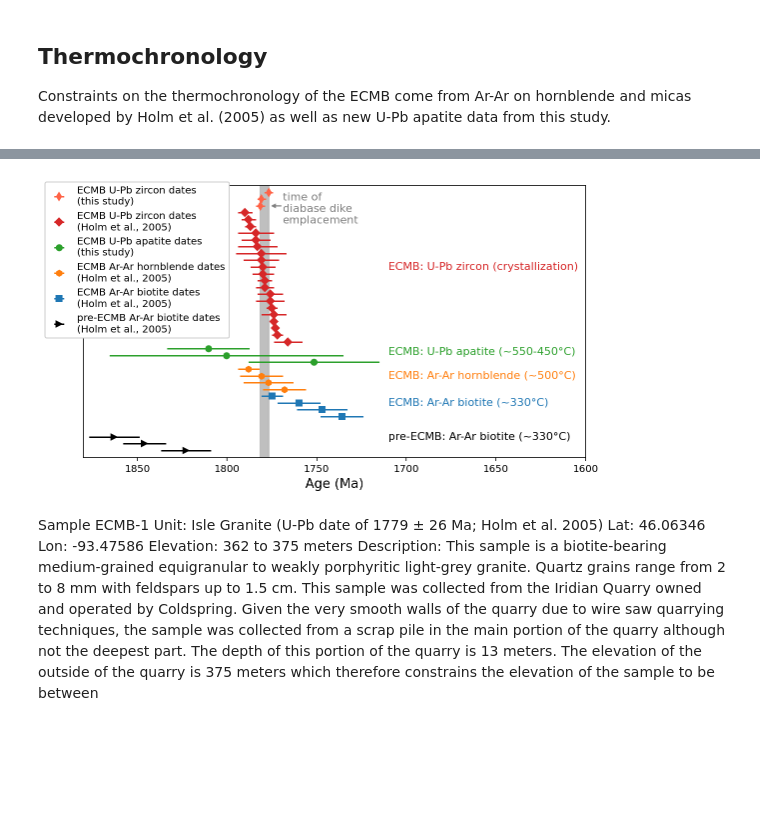
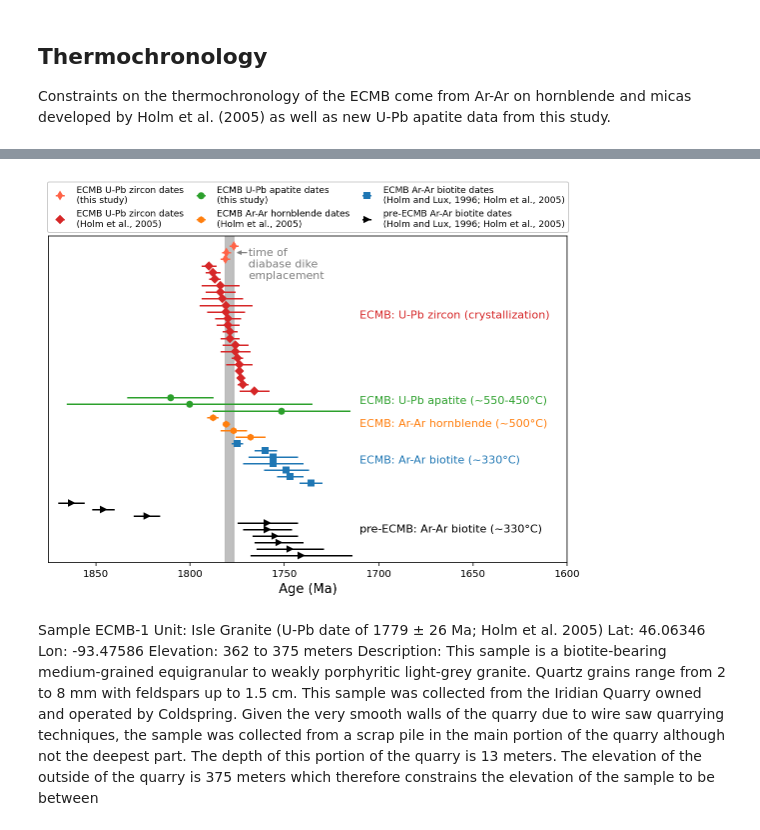
Before and after one commit to Swanson-Hysell-Group/2021_ECMB, a Jupyter notebook: code/ECMB_geochronology.ipynb, the cells around one changed output, grey strips where cells are left out. Drawn from its saved outputs; the diff is of its cells as text; code cells hidden in the pictures; blank space fills up the shorter version.

Commit message:
update thermochron to include Holm and Lux (1996) Ar-Ar biotite dates

```diff
--- a/code/ECMB_geochronology.ipynb
+++ b/code/ECMB_geochronology.ipynb
@@ -463,16 +468,8 @@ Constraints on the thermochronology of the ECMB come from Ar-Ar on hornblende an
 # %%
-Holm_U_Pb = pd.read_csv('../data/geochron/Holm2005_U_Pb_dates.csv')
-Holm_U_Pb.sort_values('U-Pb age', inplace=True, ascending=True)
-Holm_Ar_Ar = pd.read_csv('../data/geochron/Holm2005_Ar_Ar_dates.csv')
+Holm_Ar_Ar = pd.read_csv('../data/geochron/Holm_Ar_Ar_dates.csv')
 Holm_Ar_Ar.sort_values('Ar-Ar age', inplace=True, ascending=True)
-Holm_Ar_Ar['2sigma'] = Holm_Ar_Ar['1sigma']*2
 Holm_Ar_Ar_ECMB = Holm_Ar_Ar[Holm_Ar_Ar.Unit == 'ECMB']
-
 Holm_Ar_Ar_preECMB = Holm_Ar_Ar[Holm_Ar_Ar.Unit == 'pre-ECMB']
-
-#new ECMB apatite dates
-U_Pb_apatite_dates = [1751.67,1800.3,1810.54]
-U_Pb_apatite_2sigma = [36.55,65.2,22.95]
 # %%
 Holm_Ar_Ar_ECMB_biotite = Holm_Ar_Ar_ECMB[Holm_Ar_Ar_ECMB['mineral dated'] == 'biotite']
 Holm_Ar_Ar_ECMB_hornblende = Holm_Ar_Ar_ECMB[Holm_Ar_Ar_ECMB['mineral dated'] == 'hornblende']
@@ -493,17 +493,17 @@ n_apatite = len(U_Pb_apatite_dates)
 n_zircon = len(Holm_U_Pb_filtered)
 n_zircon_new = len(ECMB_geochron)
 
-fig = plt.figure(figsize=(9,5))
+fig = plt.figure(figsize=(9.3,6))
 ax = plt.subplot()
 
 plt.errorbar(Holm_Ar_Ar_preECMB_biotite['Ar-Ar age'],np.arange(-len(Holm_Ar_Ar_preECMB_biotite)-2,-2),xerr=Holm_Ar_Ar_preECMB_biotite['2sigma'],fmt='>',
-            label='pre-ECMB Ar-Ar biotite dates\n(Holm et al., 2005)',color='black')
+            label='pre-ECMB Ar-Ar biotite dates\n(Holm and Lux, 1996; Holm et al., 2005)',color='black')
 
 plt.errorbar(Holm_Ar_Ar_ECMB_biotite['Ar-Ar age'],np.arange(0,n_biotite),xerr=Holm_Ar_Ar_ECMB_biotite['2sigma'],fmt='s',
-            label='ECMB Ar-Ar biotite dates\n(Holm et al., 2005)')
+            label='ECMB Ar-Ar biotite dates\n(Holm and Lux, 1996; Holm et al., 2005)')
 
 plt.errorbar(Holm_Ar_Ar_ECMB_hornblende['Ar-Ar age'],np.arange(n_biotite,n_biotite+n_hornblende),
-             xerr=Holm_Ar_Ar_ECMB_biotite['2sigma'],fmt='h',
+             xerr=Holm_Ar_Ar_ECMB_hornblende['2sigma'],fmt='h',
              label='ECMB Ar-Ar hornblende dates\n(Holm et al., 2005)')
 
 plt.errorbar(U_Pb_apatite_dates,np.arange(n_biotite+n_hornblende,n_biotite+n_hornblende+n_apatite),
@@ -516,44 +516,42 @@ plt.errorbar(Holm_U_Pb_filtered['U-Pb age'],np.arange(n_biotite+n_hornblende+n_a
 
 plt.errorbar(ECMB_geochron.U_Pb_sample_mean, np.arange(n_biotite+n_hornblende+n_apatite+n_zircon,n_biotite+n_hornblende+n_apatite+n_zircon+n_zircon_new),
              xerr=[2.4,2.4,2.4],fmt='d',
             label='ECMB U-Pb zircon dates\n(this study)',c='tomato')
 
-ax.text(1710,22,'ECMB: U-Pb zircon (crystallization)',size='11',horizontalalignment='left',
+ax.text(1710,(n_biotite+n_hornblende+n_apatite+n_biotite+n_hornblende+n_apatite+n_zircon+n_zircon_new)/2,'ECMB: U-Pb zircon (crystallization)',size='11',horizontalalignment='left',
          verticalalignment='center',multialignment='center',color='C3')
 
 ax.text(1710,((n_biotite+n_hornblende)+(n_biotite+n_hornblende+n_apatite))/2,'ECMB: U-Pb apatite (~550-450°C)',size='11',horizontalalignment='left',
          verticalalignment='center',multialignment='center',color='C2')
 
 ax.text(1710,(n_biotite+(n_biotite+n_hornblende))/2,'ECMB: Ar-Ar hornblende (~500°C)',size='11',horizontalalignment='left',
          verticalalignment='center',multialignment='center',color='C1')
 
 ax.text(1710,n_biotite/2,'ECMB: Ar-Ar biotite (~330°C)',size='11',horizontalalignment='left',
          verticalalignment='center',multialignment='center',color='C0')
 
-ax.text(1710,-3,'pre-ECMB: Ar-Ar biotite (~330°C)',size='11',horizontalalignment='left',
+ax.text(1710,-7,'pre-ECMB: Ar-Ar biotite (~330°C)',size='11',horizontalalignment='left',
          verticalalignment='center',multialignment='center',color='black')
 
-
-
-ax.add_patch( Rectangle((1776.76,-7),
+ax.add_patch( Rectangle((1776.76,-12),
                         4.68, 50,
                         color='grey',alpha=0.5) )
 
-plt.arrow(1770, 31, 5, -0.00005, length_includes_head=True,
+plt.arrow(1770, 35, 5, -0.00005, length_includes_head=True,
           head_width=0.5, head_length=2,color='grey')
 
-ax.text(1769,33,'time of\ndiabase dike\nemplacement',size='11',horizontalalignment='left',
+ax.text(1769,35.75,'time of\ndiabase dike\nemplacement',size='11',horizontalalignment='left',
          verticalalignment='top',multialignment='left',color='grey')
 
-plt.xlim(1880,1600)
-plt.ylim(-6,n_biotite+n_hornblende+n_apatite+n_zircon+n_zircon_new)
+plt.xlim(1875,1600)
+plt.ylim(-12,n_biotite+n_hornblende+n_apatite+n_zircon+n_zircon_new+0.5)
 handles, labels = ax.get_legend_handles_labels()
-ax.legend(handles[::-1], labels[::-1],bbox_to_anchor=[0.3, 0.42],framealpha=1)
+ax.legend(handles[::-1], labels[::-1],loc='upper center',bbox_to_anchor=(0.5, 1.18),framealpha=1,ncol=3,columnspacing=0.9,fontsize=9)
 ax.set_yticks([])
 plt.xlabel("Age (Ma)",fontsize=13)
 plt.savefig('../Manuscript/Figures/ECMB_dates_thermochron.pdf')
 # %% [output]
-[figure, old version]
+[figure, new version]
 # %% [markdown]
 Sample ECMB-1
 Unit: Isle Granite (U-Pb date of 1779 ± 26 Ma; Holm et al. 2005)
```
Also changed, not shown: parts of 6 cells of this notebook, 4 other files.
